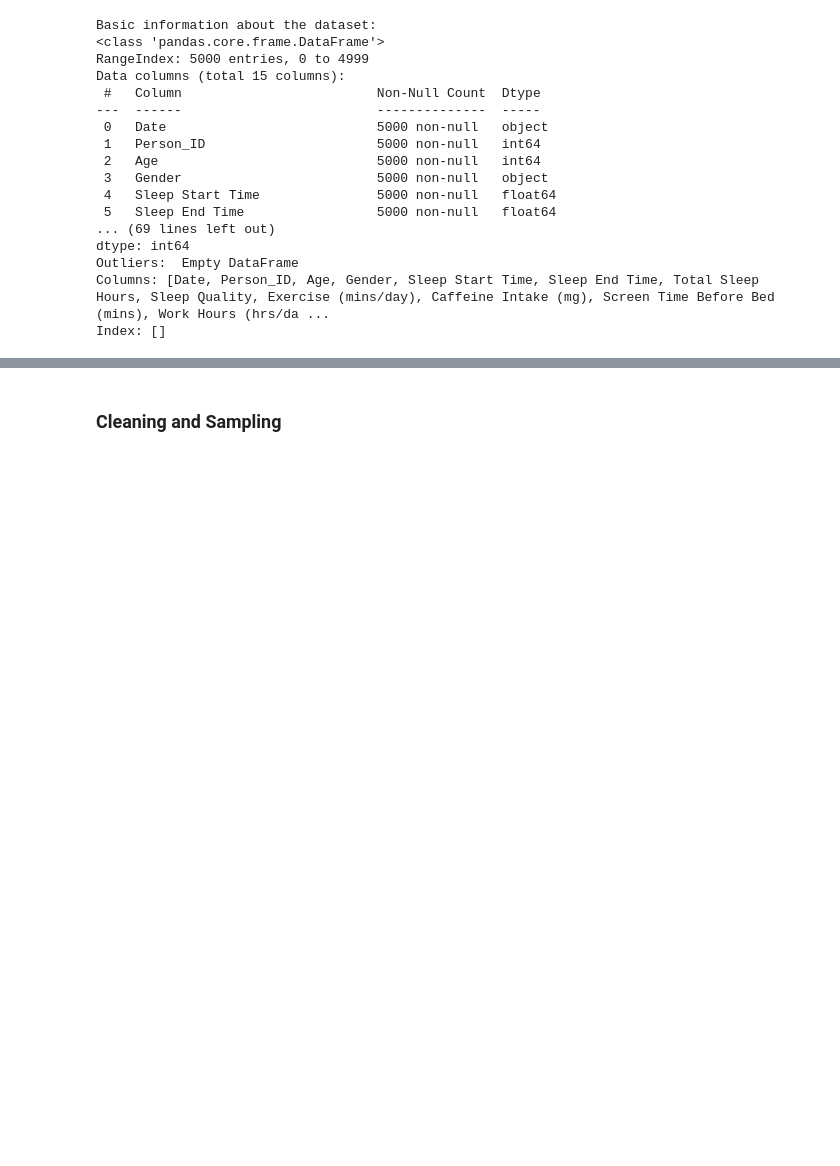
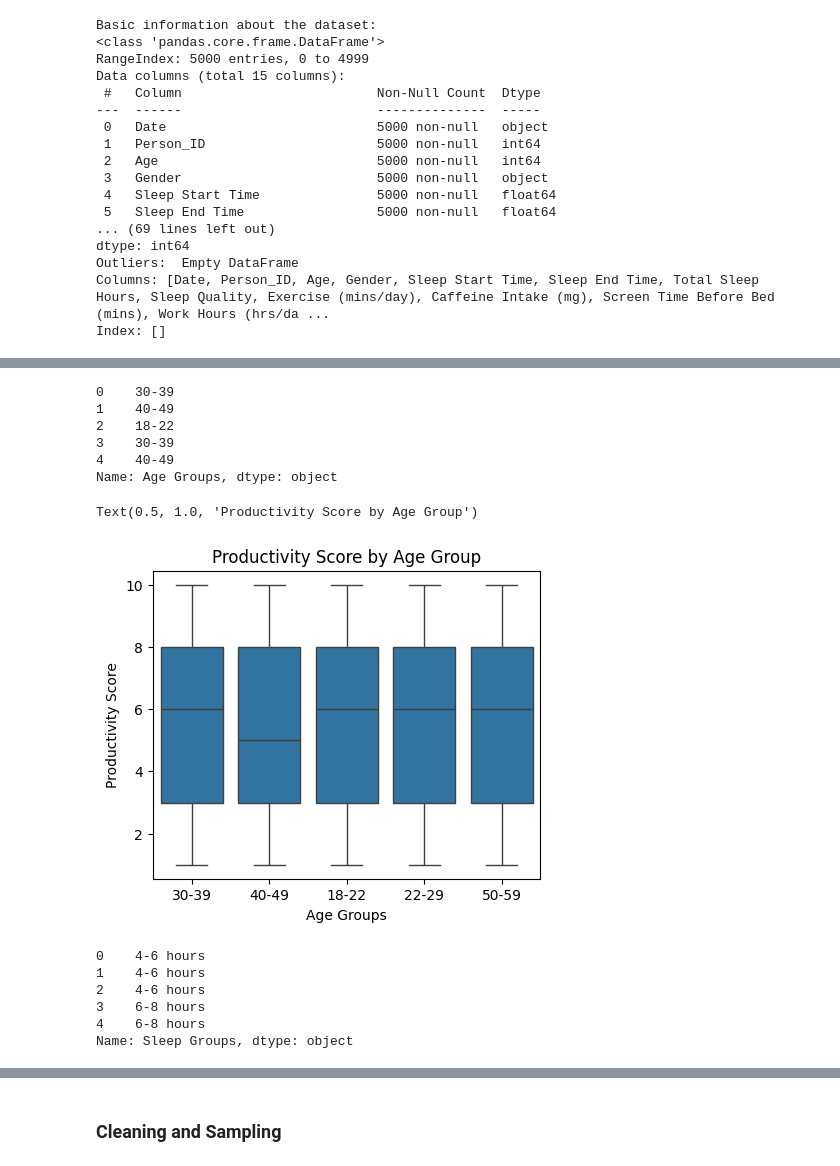
Before and after one commit to he-larious/hibernet, a Jupyter notebook: hibernet.ipynb, the cells around one changed output, grey strips where cells are left out. Cells and saved outputs as stored; diff of their text form; code cells hidden in the pictures; blank space fills up the shorter version.

```diff
--- a/hibernet.ipynb
+++ b/hibernet.ipynb
@@ -64,0 +74,47 @@ Index: []
+# %%
+def age_group(age):
+  if age>=18 and age<= 22:
+      return '18-22'
+  elif age>22 and age < 30:
+      return  '22-29'
+  elif age>=30 and age < 40:
+      return  '30-39'
+  elif age>=40 and age < 50:
+      return  '40-49'
+  elif age>=50 and age < 60:
+      return  '50-59'
+df['Age Groups'] = df['Age'].apply(age_group)
+df['Age Groups'].head(5)
+# %% [output]
+0    30-39
+1    40-49
+2    18-22
+3    30-39
+4    40-49
+Name: Age Groups, dtype: object
+# %%
+plt.figure(figsize=(5,4))
+sns.boxplot(data=df, x='Age Groups',y = 'Productivity Score')
+plt.title('Productivity Score by Age Group')
+# %% [output]
+Text(0.5, 1.0, 'Productivity Score by Age Group')
+[figure, added]
+# %%
+def sleep_group(hours):
+    if hours < 4:
+        return '<4 hours'
+    elif 4 <= hours < 6:
+        return '4-6 hours'
+    elif 6 <= hours < 8:
+        return '6-8 hours'
+    else:
+        return '8+ hours'
+df['Sleep Groups'] = df['Total Sleep Hours'].apply(sleep_group)
+df['Sleep Groups'].head(5)
+# %% [output]
+0    4-6 hours
+1    4-6 hours
+2    4-6 hours
+3    6-8 hours
+4    6-8 hours
+Name: Sleep Groups, dtype: object
```
Also changed, not shown: parts of 15 cells of this notebook.
